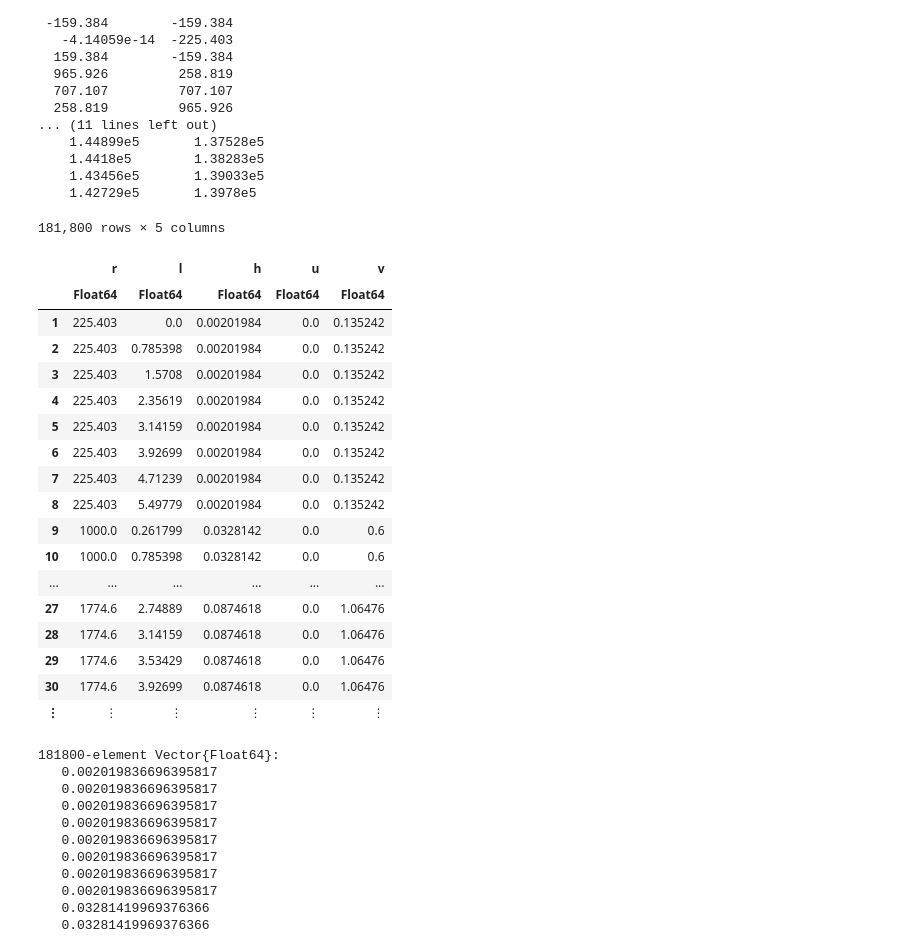
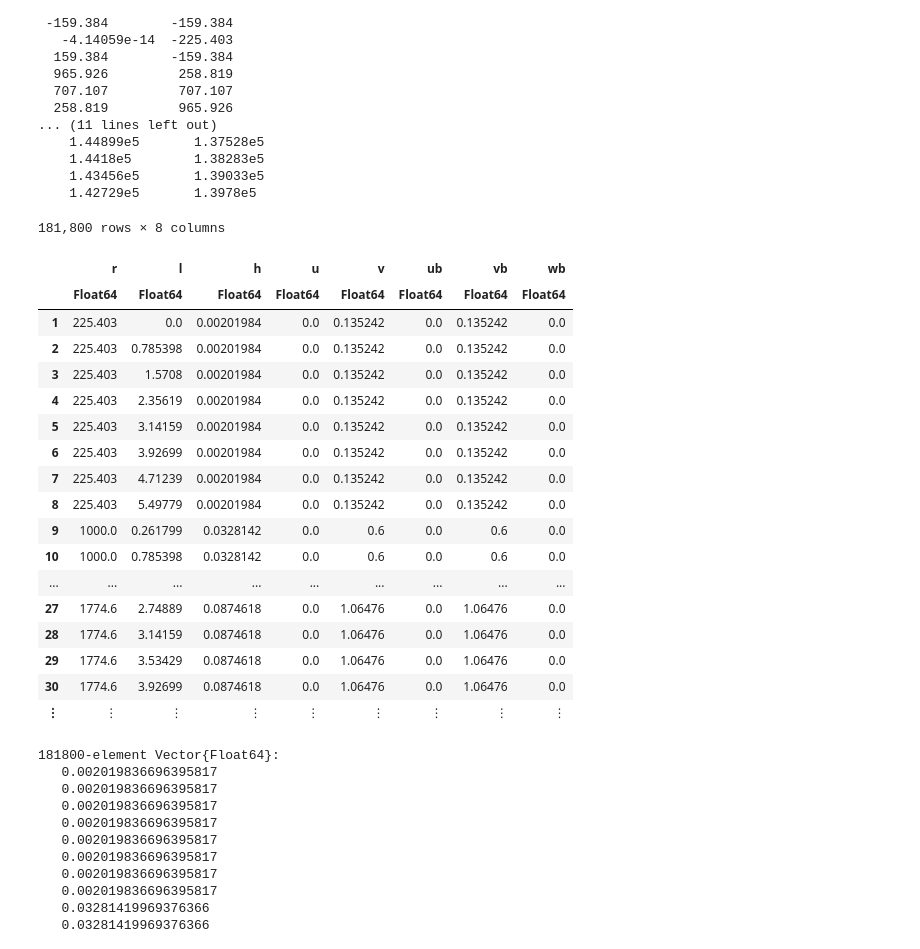
Before and after one commit to mmbell/Scythe.jl, a Jupyter notebook: Notebooks/generate_SW_RL.ipynb, the cells around one changed output. Drawn from its saved outputs; the diff is of its cells as text; code cells hidden in the pictures.

```diff
--- a/Notebooks/generate_SW_RL.ipynb
+++ b/Notebooks/generate_SW_RL.ipynb
@@ -35,17 +32,26 @@ model = ModelParameters(
         BCL = Dict(
             "h" => CubicBSpline.R0,
             "u" => CubicBSpline.R1T0,
-            "v" => CubicBSpline.R1T0),
+            "v" => CubicBSpline.R1T0,
+            "ub" => CubicBSpline.R1T0,
+            "vb" => CubicBSpline.R1T0,
+            "wb" => CubicBSpline.R1T0),
         BCR = Dict(
             "h" => CubicBSpline.R0,
             "u" => CubicBSpline.R0,
-            "v" => CubicBSpline.R0),
+            "v" => CubicBSpline.R0,
+            "ub" => CubicBSpline.R0,
+            "vb" => CubicBSpline.R0,
+            "wb" => CubicBSpline.R0),
         lDim = lpoints,
         b_lDim = blpoints,
         vars = Dict(
             "h" => 1,
             "u" => 2,
-            "v" => 3)))
+            "v" => 3,
+            "ub" => 4,
+            "vb" => 5,
+            "wb" => 6)))
 # %% [output]
 ModelParameters
   ts: Float64 1.0
@@ -114,29 +125,32 @@ end
 # %%
 gauss_ics = DataFrame(r=gridpoints[:,1],
     l=gridpoints[:,2],
     h=grid.physical[:,1,1],
     u=grid.physical[:,2,1],
-    v=grid.physical[:,3,1])
+    v=grid.physical[:,3,1],
+    ub = grid.physical[:,4,1],
+    vb = grid.physical[:,5,1],
+    wb = grid.physical[:,6,1])
 # %% [output]
-181,800 rows × 5 columns
+181,800 rows × 8 columns
-|  | r | l | h | u | v |
-|  | Float64 | Float64 | Float64 | Float64 | Float64 |
-| 1 | 225.403 | 0.0 | 0.00201984 | 0.0 | 0.135242 |
-| 2 | 225.403 | 0.785398 | 0.00201984 | 0.0 | 0.135242 |
-| 3 | 225.403 | 1.5708 | 0.00201984 | 0.0 | 0.135242 |
-| 4 | 225.403 | 2.35619 | 0.00201984 | 0.0 | 0.135242 |
-| 5 | 225.403 | 3.14159 | 0.00201984 | 0.0 | 0.135242 |
-| 6 | 225.403 | 3.92699 | 0.00201984 | 0.0 | 0.135242 |
-| 7 | 225.403 | 4.71239 | 0.00201984 | 0.0 | 0.135242 |
-| 8 | 225.403 | 5.49779 | 0.00201984 | 0.0 | 0.135242 |
-| 9 | 1000.0 | 0.261799 | 0.0328142 | 0.0 | 0.6 |
-| 10 | 1000.0 | 0.785398 | 0.0328142 | 0.0 | 0.6 |
-| ... | ... | ... | ... | ... | ... |
-| 27 | 1774.6 | 2.74889 | 0.0874618 | 0.0 | 1.06476 |
-| 28 | 1774.6 | 3.14159 | 0.0874618 | 0.0 | 1.06476 |
-| 29 | 1774.6 | 3.53429 | 0.0874618 | 0.0 | 1.06476 |
-| 30 | 1774.6 | 3.92699 | 0.0874618 | 0.0 | 1.06476 |
-| ⋮ | ⋮ | ⋮ | ⋮ | ⋮ | ⋮ |
+|  | r | l | h | u | v | ub | vb | wb |
+|  | Float64 | Float64 | Float64 | Float64 | Float64 | Float64 | Float64 | Float64 |
+| 1 | 225.403 | 0.0 | 0.00201984 | 0.0 | 0.135242 | 0.0 | 0.135242 | 0.0 |
+| 2 | 225.403 | 0.785398 | 0.00201984 | 0.0 | 0.135242 | 0.0 | 0.135242 | 0.0 |
+| 3 | 225.403 | 1.5708 | 0.00201984 | 0.0 | 0.135242 | 0.0 | 0.135242 | 0.0 |
+| 4 | 225.403 | 2.35619 | 0.00201984 | 0.0 | 0.135242 | 0.0 | 0.135242 | 0.0 |
+| 5 | 225.403 | 3.14159 | 0.00201984 | 0.0 | 0.135242 | 0.0 | 0.135242 | 0.0 |
+| 6 | 225.403 | 3.92699 | 0.00201984 | 0.0 | 0.135242 | 0.0 | 0.135242 | 0.0 |
+| 7 | 225.403 | 4.71239 | 0.00201984 | 0.0 | 0.135242 | 0.0 | 0.135242 | 0.0 |
+| 8 | 225.403 | 5.49779 | 0.00201984 | 0.0 | 0.135242 | 0.0 | 0.135242 | 0.0 |
+| 9 | 1000.0 | 0.261799 | 0.0328142 | 0.0 | 0.6 | 0.0 | 0.6 | 0.0 |
+| 10 | 1000.0 | 0.785398 | 0.0328142 | 0.0 | 0.6 | 0.0 | 0.6 | 0.0 |
+| ... | ... | ... | ... | ... | ... | ... | ... | ... |
+| 27 | 1774.6 | 2.74889 | 0.0874618 | 0.0 | 1.06476 | 0.0 | 1.06476 | 0.0 |
+| 28 | 1774.6 | 3.14159 | 0.0874618 | 0.0 | 1.06476 | 0.0 | 1.06476 | 0.0 |
+| 29 | 1774.6 | 3.53429 | 0.0874618 | 0.0 | 1.06476 | 0.0 | 1.06476 | 0.0 |
+| 30 | 1774.6 | 3.92699 | 0.0874618 | 0.0 | 1.06476 | 0.0 | 1.06476 | 0.0 |
+| ⋮ | ⋮ | ⋮ | ⋮ | ⋮ | ⋮ | ⋮ | ⋮ | ⋮ |
 # %%
 gauss_ics.h
 # %% [output]
```
Also changed, not shown: parts of 3 cells of this notebook, 6 other files.
